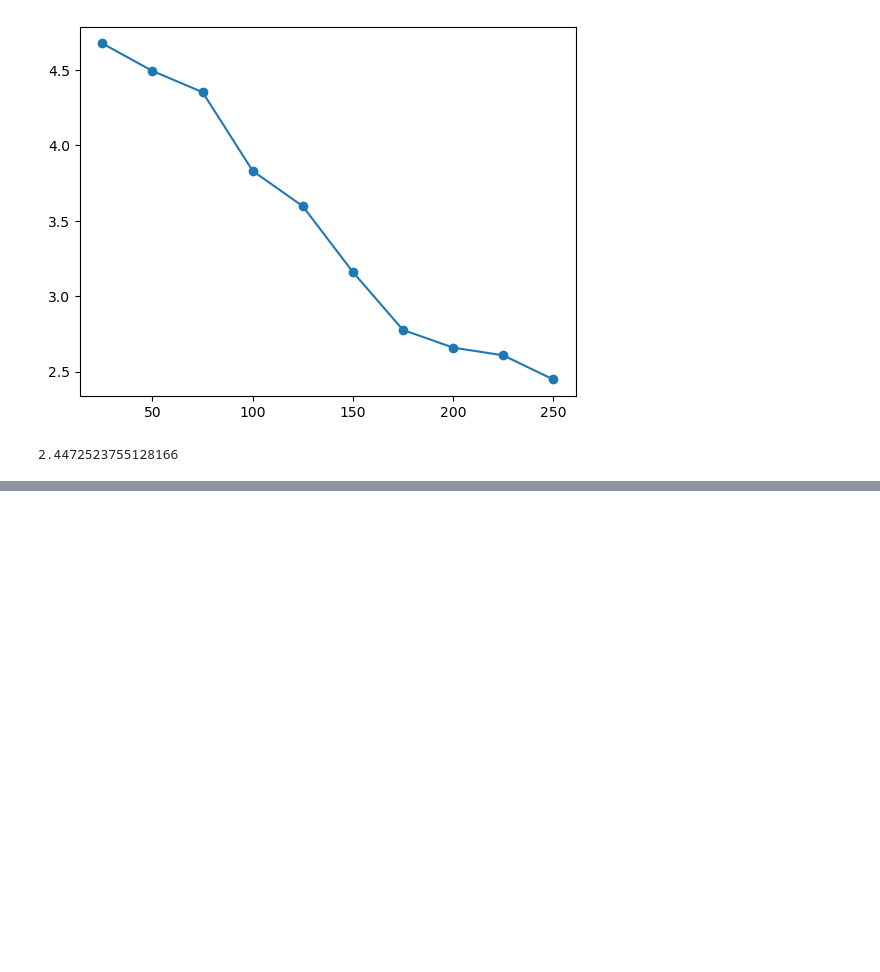
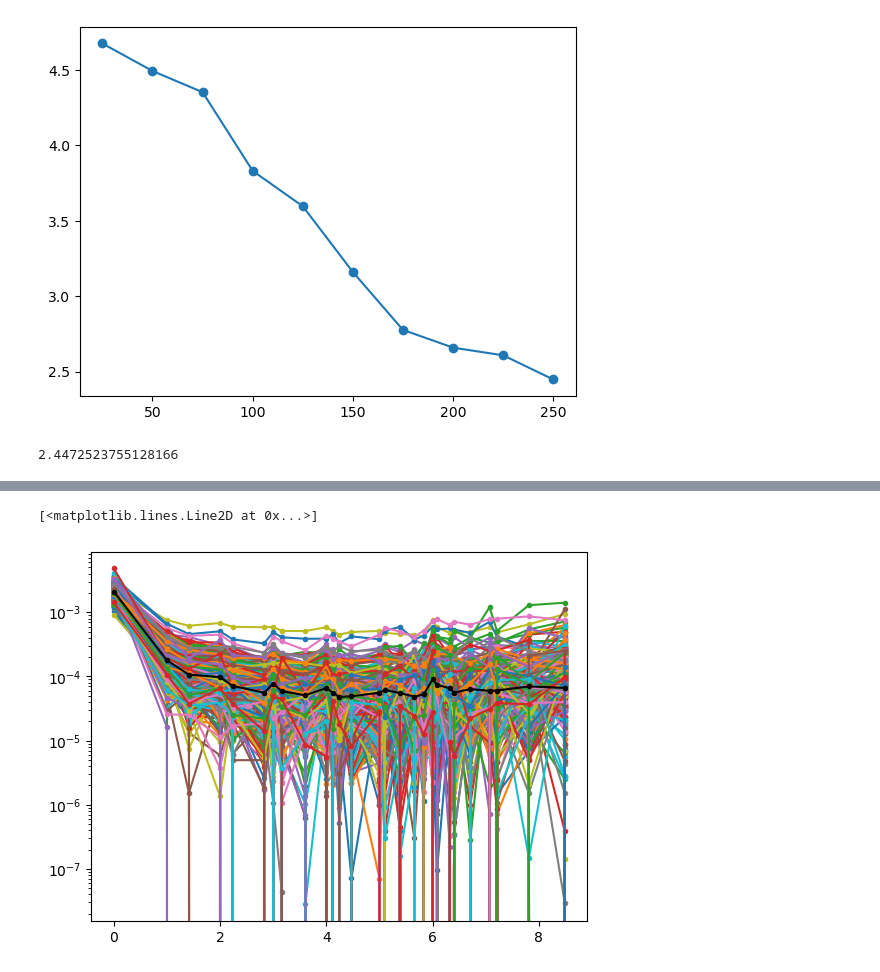
Before and after one commit to AntonioScl/guided-diffusion, a Jupyter notebook: notebooks/test_clip.ipynb, the cells around one changed output, grey strips where cells are left out. Saved outputs shown, nothing was run; the diff lists cells and outputs as text; code cells hidden in the pictures; blank space fills up the shorter version.

Commit message:
updated clip and notebooks

```diff
--- a/notebooks/test_clip.ipynb
+++ b/notebooks/test_clip.ipynb
@@ -640,0 +655,8 @@ plt.plot(tvals, prod, 'o-')
+# %%
+file = '/home/sclocchi/data/kuma_correlations/clip_correlation_seeds-t_25_250.pk'
+
+
+with open(file, 'rb') as f:
+    data = pickle.load(f)
+
+data.keys()
@@ -640,0 +685,9 @@ plt.plot(tvals, prod, 'o-')
+# %%
+for seed in data['seed_correlations'].keys():
+    seed_data = data['seed_correlations'][seed]
+    plt.semilogy(data['delta_Magn_dist'], seed_data['deltaMgn_Cfun'], '.-')
+
+plt.semilogy(data['delta_Magn_dist'], data['mean_deltaMgn_Cfun'], '.-', color='k')
+# %% [output]
+[<matplotlib.lines.Line2D at 0x...>]
+[figure, added]
```
Also changed, not shown: parts of 24 cells of this notebook, 2 other files.
